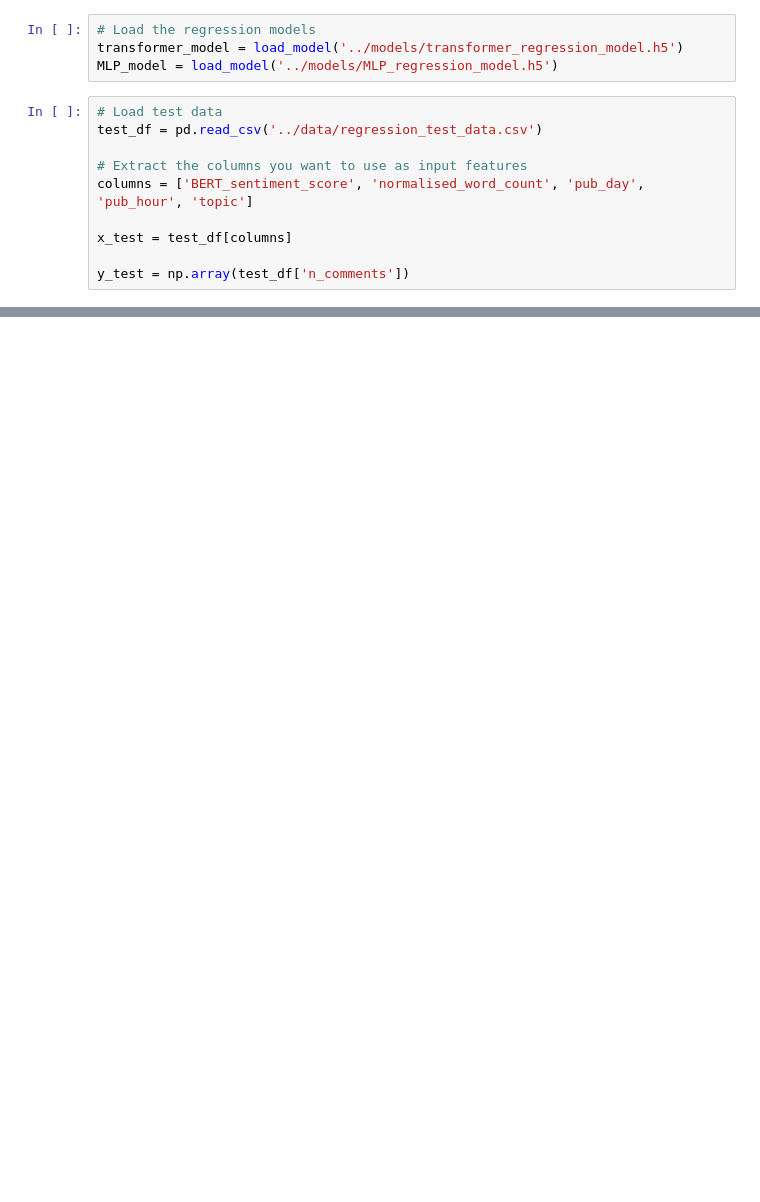
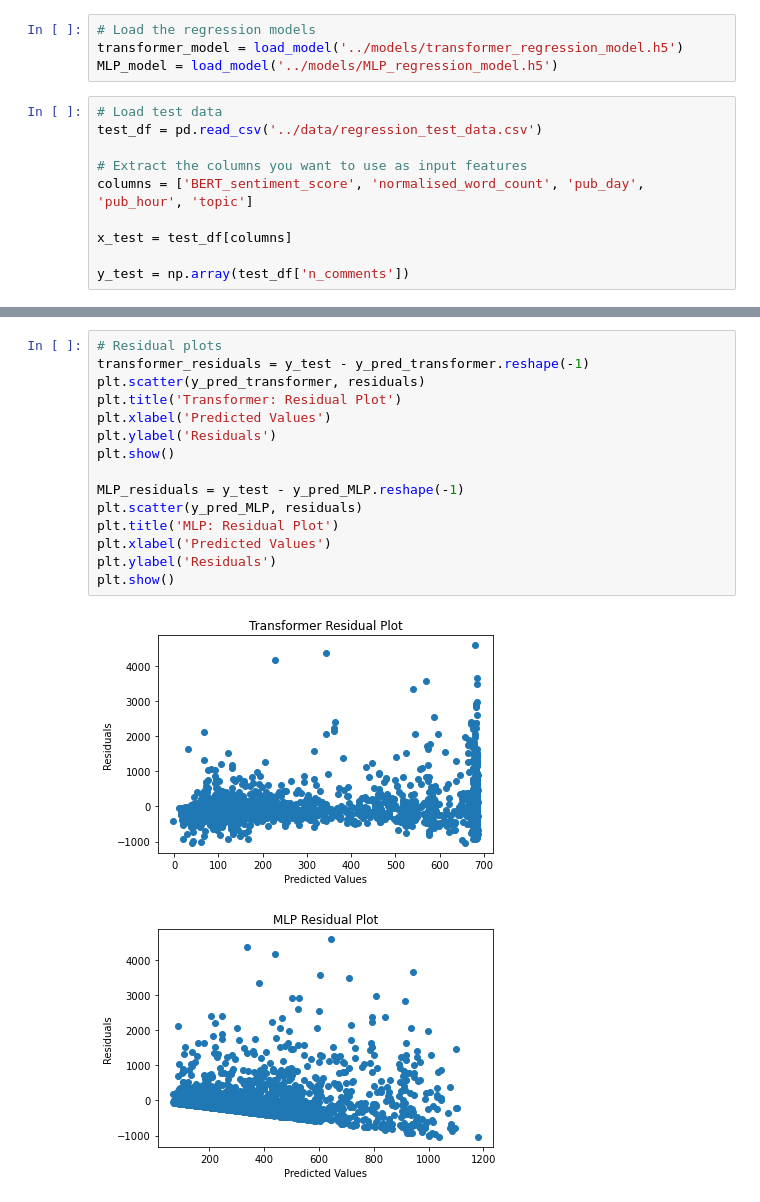
Before and after one commit to EoinCous/Deep_Learning_Project, a Jupyter notebook: notebooks/Regression_Comparison.ipynb, the cells around one changed output, grey strips where cells are left out. Cells and saved outputs as stored; diff of their text form; blank space fills up the shorter version.

```diff
--- a/notebooks/Regression_Comparison.ipynb
+++ b/notebooks/Regression_Comparison.ipynb
@@ -29,0 +65,18 @@ MLP_model.evaluate(x_test, y_test)
+# %%
+# Residual plots
+transformer_residuals = y_test - y_pred_transformer.reshape(-1)
+plt.scatter(y_pred_transformer, residuals)
+plt.title('Transformer: Residual Plot')
+plt.xlabel('Predicted Values')
+plt.ylabel('Residuals')
+plt.show()
+
+MLP_residuals = y_test - y_pred_MLP.reshape(-1)
+plt.scatter(y_pred_MLP, residuals)
+plt.title('MLP: Residual Plot')
+plt.xlabel('Predicted Values')
+plt.ylabel('Residuals')
+plt.show()
+# %% [output]
+[figure, added]
+[figure, added]
```
Also changed, not shown: parts of 8 cells of this notebook, 3 other files.
